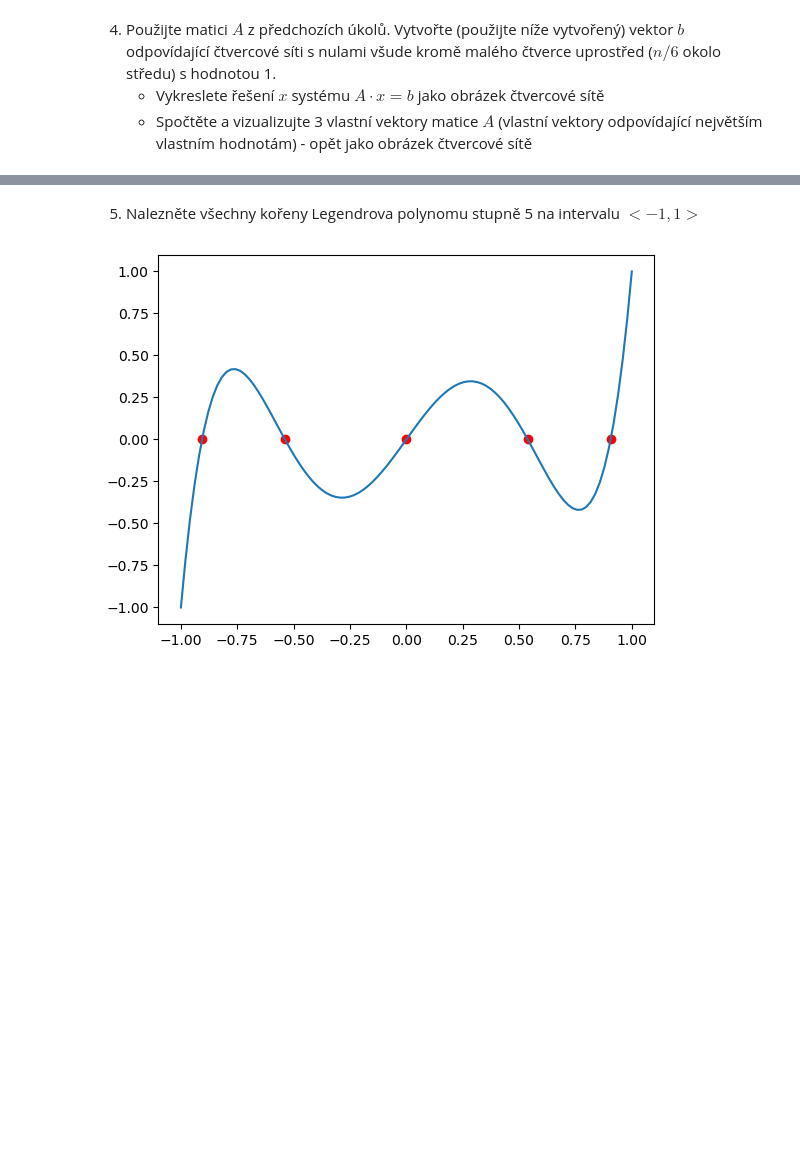
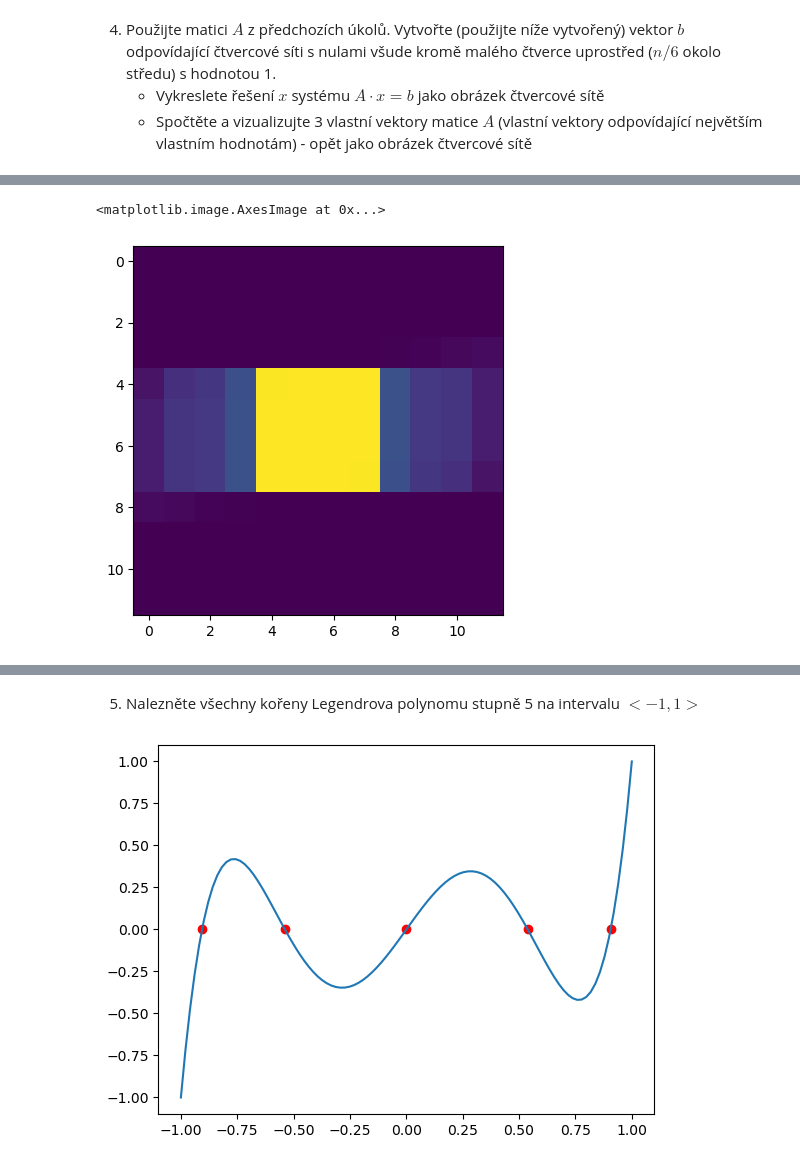
Before and after one commit to JonasKoziorek/VVP-koz0325, a Jupyter notebook: 05_ukoly.ipynb, the cells around one changed output, grey strips where cells are left out. Saved outputs shown, nothing was run; the diff lists cells and outputs as text; code cells hidden in the pictures; blank space fills up the shorter version.

```diff
--- a/05_ukoly.ipynb
+++ b/05_ukoly.ipynb
@@ -143,4 +175,9 @@ NameError: name 'A_efficiently' is not defined
 # %%
 import scipy as sp
 
 # TODO - vyřešte lineární rovnici A x = b a vykreselete výsledek
+x = sp.sparse.linalg.spsolve(A,b)
+plt.imshow(x.reshape(n,n))
+# %% [output]
+<matplotlib.image.AxesImage at 0x...>
+[figure, added]
```
Also changed, not shown: parts of 7 cells of this notebook.
